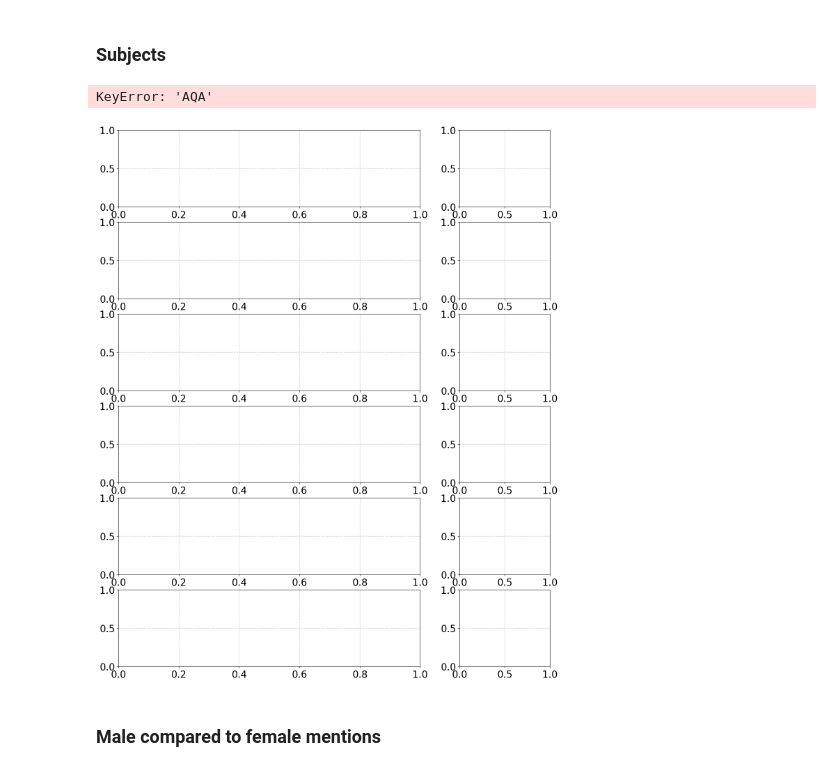
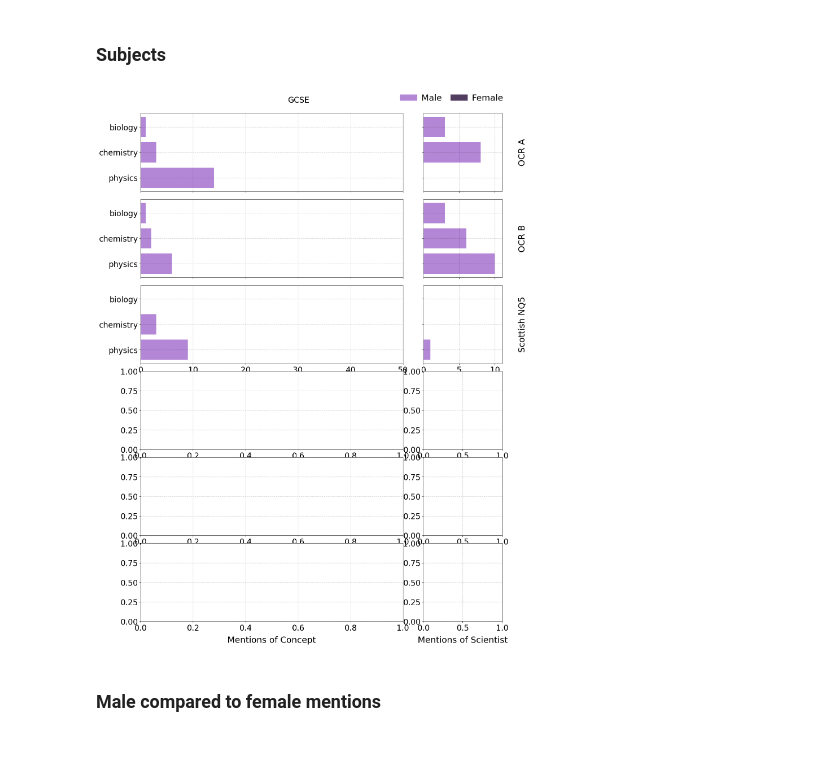
Before and after one commit to cookehmh/IncludeHerUK, a Jupyter notebook: Python/Plot_Figures_UK.ipynb, the cells around one changed output. Cells and saved outputs as stored; diff of their text form; code cells hidden in the pictures.

```diff
--- a/Python/Plot_Figures_UK.ipynb
+++ b/Python/Plot_Figures_UK.ipynb
@@ -447,6 +447,7 @@ import json
 # Set label lists and dictionary key maps
 labels = ["physics", "chemistry", "biology"]
 exam_boards = ["AQA", "CCEA", "Edexcel", "OCR A", "OCR B", "Scottish NQ5", "WJEC"]
+exam_boards = ["OCR A", "OCR B", "Scottish NQ5"]
 
 SUBJECTS = {
     "physics": "physics",
@@ -455,13 +456,13 @@ SUBJECTS = {
 }
 
 EXAMBOARDS = {
-    "AQA": "AQA_GCSE",
-    "CCEA": "CCEA_GCSE",
-    "Edexcel": "Edexcel_GCSE",
+    #"AQA": "AQA_GCSE",
+    #"CCEA": "CCEA_GCSE",
+    #"Edexcel": "Edexcel_GCSE",
     "OCR A": "OCR_A_GCSE",
     "OCR B": "OCR_B_GCSE",
     "Scottish NQ5": "Scottish_NQ5",
-    "WJEC": "WJEC_GCSE",
+    #"WJEC": "WJEC_GCSE",
 }
 
 # Read in the new JSON files with "unique" included
@@ -476,10 +475,6 @@ FileNotFoundError: [Errno 2] No such file or directory: '../Stats/AQA_SummarySta
 import json
 
 # Create a json data file with all statistics
-
-subjects = ["biology", "chemistry", "physics"]
-exam_boards = ["AQA", "CCEA", "Edexcel", "OCR A", "OCR B", "Scottish NQ5", "WJEC"]
-categories = ["concept", "scientist"]
 
 stats_data = {}
 for sb in subjects:
@@ -608,36 +603,35 @@ for sl in exam_boards:
 
 # Right-hand scientist column
 for ii, sl in enumerate(exam_boards):
     male = []
     female = []
     for ll in labels:
         male.append(dataset[EXAMBOARDS[sl]]["subjects"][SUBJECTS[ll]]["scientist"]["male"])
         female.append(dataset[EXAMBOARDS[sl]]["subjects"][SUBJECTS[ll]]["scientist"]["female"])
     axs[ii, 1].barh(labels, male, color=colours[1], alpha=0.9)
     axs[ii, 1].barh(labels, female, left=male, color=colours[0], alpha=0.9)
-    axs[ii, 1].set_xlim(0, 10)
+    axs[ii, 1].set_xlim(0, 11)
 
     # Hide y-tick labels on right column
     axs[ii, 1].tick_params(labelleft=False)
 
     # Hide x-tick labels if not the bottom row
     if ii != len(exam_boards) - 1:
         axs[ii, 1].tick_params(labelbottom=False)
 
 
 axs[5, 0].set_xlabel("Mentions of Concept",labelpad=10)
 axs[5, 1].set_xlabel("Mentions of Scientist",labelpad=10)
 plt.figlegend(['Male', 'Female'], bbox_to_anchor=(0.96, 0.99),
           bbox_transform=fig.transFigure, ncol=2, borderaxespad=0., handletextpad=0.5, columnspacing=1)
 plt.subplots_adjust(wspace=0.12, hspace=0.1, left=0.15, right=0.95, top=0.95, bottom=0.05)
 
 plt.suptitle('GCSE', fontsize = 20)
 
 
 plt.savefig('../Figures/summary_subjects_GCSE_UK.png', dpi = 100, bbox_inches='tight')
 # %% [output]
-KeyError: 'AQA'
-[figure, old version]
+[figure, new version]
 # %% [markdown]
 ### Male compared to female mentions
 # %%
```
Also changed, not shown: parts of 2 cells of this notebook, 7 other files.
